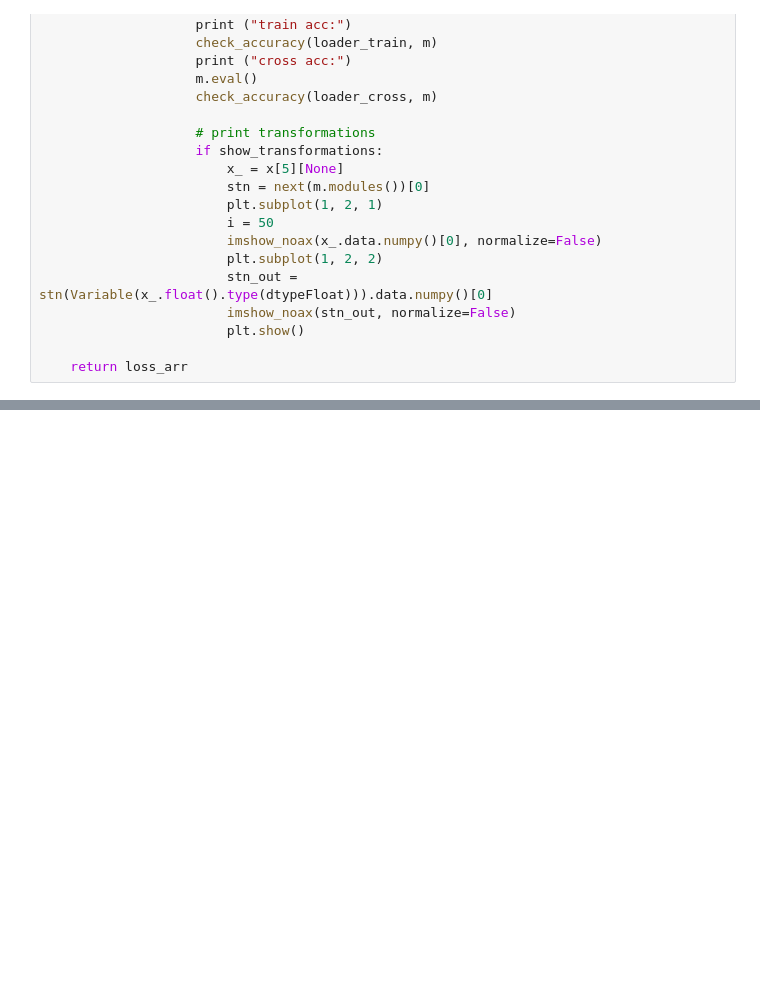
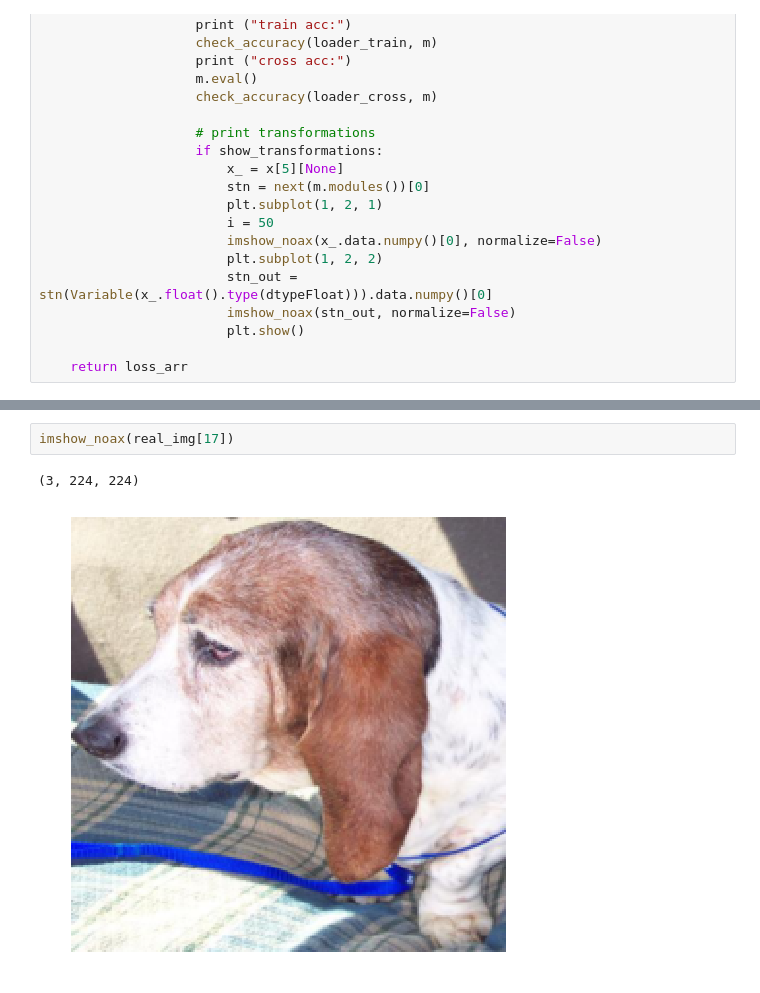
Before and after one commit to crw2998/231N-project, a Jupyter notebook: LSTM-attention-decreased-parameters.ipynb, the cells around one changed output, grey strips where cells are left out. Drawn from its saved outputs; the diff is of its cells as text; blank space fills up the shorter version.

```diff
--- a/LSTM-attention-decreased-parameters.ipynb
+++ b/LSTM-attention-decreased-parameters.ipynb
@@ -347,0 +367,5 @@ Got 104 / 180 correct (57.78)
+# %%
+imshow_noax(real_img[17])
+# %% [output]
+(3, 224, 224)
+[figure, added]
```
Also changed, not shown: parts of 8 cells of this notebook.
